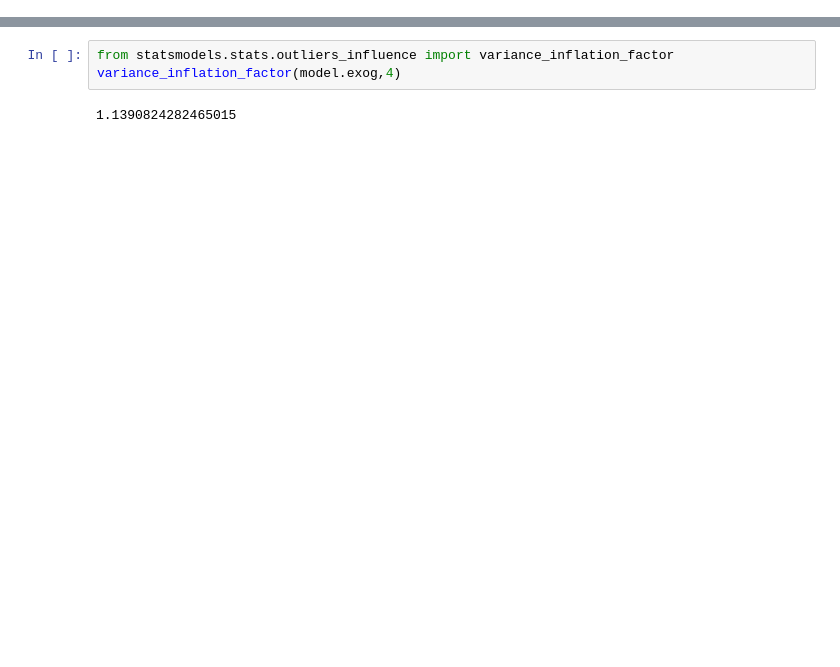
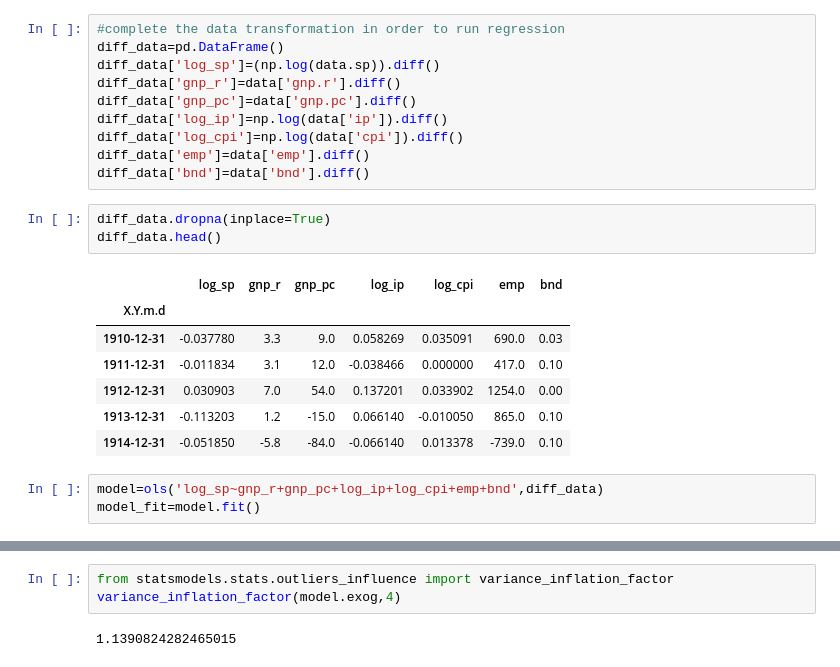
Before and after one commit to Russell-Ding/Ruppert-R-to-Python-Translate, a Jupyter notebook: Chapter 9 Exercise.ipynb, the cells around one changed output, grey strips where cells are left out. Cells and saved outputs as stored; diff of their text form; blank space fills up the shorter version.

```diff
--- a/Chapter 9 Exercise.ipynb
+++ b/Chapter 9 Exercise.ipynb
@@ -9,0 +47,24 @@ raw=pd.read_csv('Ruppert Dataset/USMacroG.csv')
+# %%
+#complete the data transformation in order to run regression
+diff_data=pd.DataFrame()
+diff_data['log_sp']=(np.log(data.sp)).diff()
+diff_data['gnp_r']=data['gnp.r'].diff()
+diff_data['gnp_pc']=data['gnp.pc'].diff()
+diff_data['log_ip']=np.log(data['ip']).diff()
+diff_data['log_cpi']=np.log(data['cpi']).diff()
+diff_data['emp']=data['emp'].diff()
+diff_data['bnd']=data['bnd'].diff()
+# %%
+diff_data.dropna(inplace=True)
+diff_data.head()
+# %% [output]
+|  | log_sp | gnp_r | gnp_pc | log_ip | log_cpi | emp | bnd |
+| X.Y.m.d |  |  |  |  |  |  |  |
+| 1910-12-31 | -0.037780 | 3.3 | 9.0 | 0.058269 | 0.035091 | 690.0 | 0.03 |
+| 1911-12-31 | -0.011834 | 3.1 | 12.0 | -0.038466 | 0.000000 | 417.0 | 0.10 |
+| 1912-12-31 | 0.030903 | 7.0 | 54.0 | 0.137201 | 0.033902 | 1254.0 | 0.00 |
+| 1913-12-31 | -0.113203 | 1.2 | -15.0 | 0.066140 | -0.010050 | 865.0 | 0.10 |
+| 1914-12-31 | -0.051850 | -5.8 | -84.0 | -0.066140 | 0.013378 | -739.0 | 0.10 |
+# %%
+model=ols('log_sp~gnp_r+gnp_pc+log_ip+log_cpi+emp+bnd',diff_data)
+model_fit=model.fit()
```
Also changed, not shown: parts of 35 cells of this notebook.
